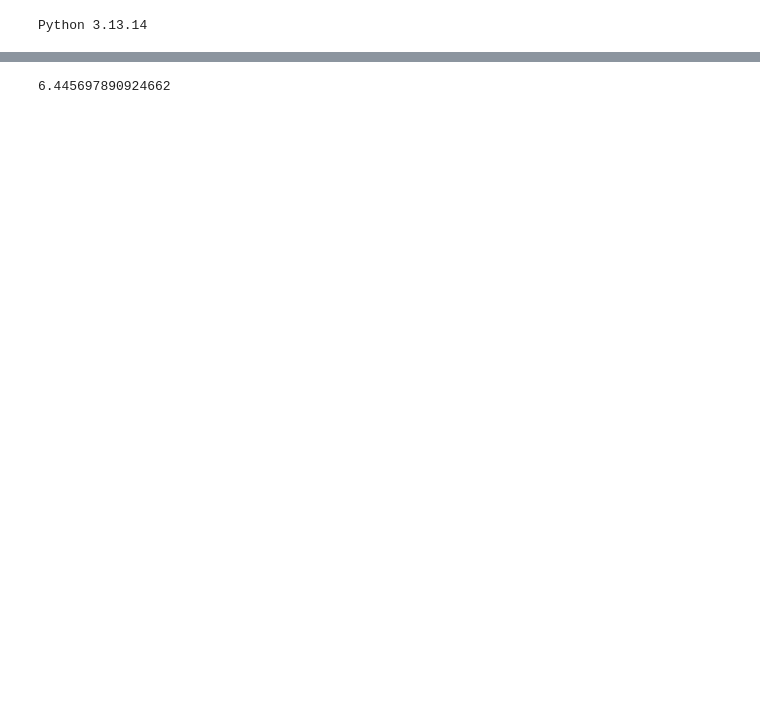
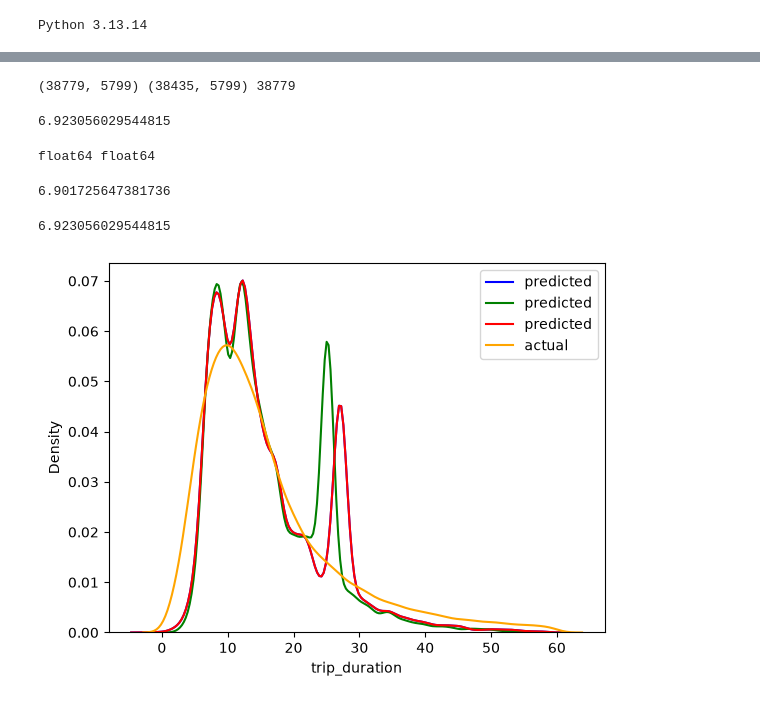
Before and after one commit to Emmanuel289/mlops-hero, a Jupyter notebook: notebooks/01-train-duration-model.ipynb, the cells around one changed output, grey strips where cells are left out. Cells and saved outputs as stored; diff of their text form; code cells hidden in the pictures; blank space fills up the shorter version.

Commit message:
Compare the rmse metrics for three models: lasso, ridge, and linear regression

```diff
--- a/notebooks/01-train-duration-model.ipynb
+++ b/notebooks/01-train-duration-model.ipynb
@@ -224,3 +102,0 @@ array([ 3.        , 43.68333333,  5.31666667, ...,  6.4       ,
-# %%
-model = LinearRegression()
-model.fit(X_train, y_train)
@@ -243,4 +103,48 @@ rmse = root_mean_squared_error(y_train, y_pred) # Evaluate the performance of th
-# %%
-rmse
-# %% [output]
-6.445697890924662
+# %%
+# Predict the trip duration using the training data and a linear regression model
+lin_reg = LinearRegression()
+print(X_train.shape, X_val.shape, len(y_train))
+lin_reg.fit(X_train, y_train)
+y_pred_lin_reg = lin_reg.predict(X_val)
+root_mean_squared_error(y_val, y_pred_lin_reg) # Calculate the rms value between the predicted values and actual values
+# %% [output]
+(38779, 5799) (38435, 5799) 38779
+6.923056029544815
+# %%
+# Predict the target trip duration using the validation data and the lasso model
+lasso = Lasso(alpha=0.0001)
+print(X_train.dtype, y_train.dtype) #int64
+# Convert the sparse matrix indices from int64 to int32, the accepted dtype for Lasso
+X_train.indices = X_train.indices.astype('int32')
+X_train.indptr = X_train.indptr.astype('int32')
+X_val.indices = X_val.indices.astype('int32')
+X_val.indptr = X_val.indptr.astype('int32')
+lasso.fit(X_train, y_train)
+y_pred_lasso = lasso.predict(X_val)
+root_mean_squared_error(y_val, y_pred_lasso)
+# %% [output]
+float64 float64
+6.901725647381736
+# %%
+# Predict the target trip duration using the validation data and the Ridge model
+ridge = Ridge(alpha=0.0001)
+ridge.fit(X_train, y_train)
+y_pred_ridge = lin_reg.predict(X_val)
+root_mean_squared_error(y_val, y_pred_ridge)
+# %% [output]
+6.923056029544815
+# %%
+# Plot the distributions of the predicted and actual trip durations
+col_name = 'trip_duration'
+y_pred_lin_reg_df = pd.DataFrame(y_pred_lin_reg, columns=[col_name])
+y_pred_lasso_df = pd.DataFrame(y_pred_lasso, columns=[col_name])
+y_pred_ridge_df = pd.DataFrame(y_pred_ridge, columns=[col_name])
+y_train_df = pd.DataFrame(y_train, columns=[col_name])
+sns.kdeplot(data=y_pred_lin_reg_df, x=col_name, label='predicted', color='blue')
+sns.kdeplot(data=y_pred_lasso_df, x=col_name, label='predicted', color='green')
+sns.kdeplot(data=y_pred_ridge_df, x=col_name, label='predicted', color='red')
+sns.kdeplot(data=y_train_df, x=col_name, label='actual', color='orange')
+plt.legend()
+plt.show()
+# %% [output]
+[figure, added]
```
Also changed, not shown: parts of 35 cells of this notebook.
